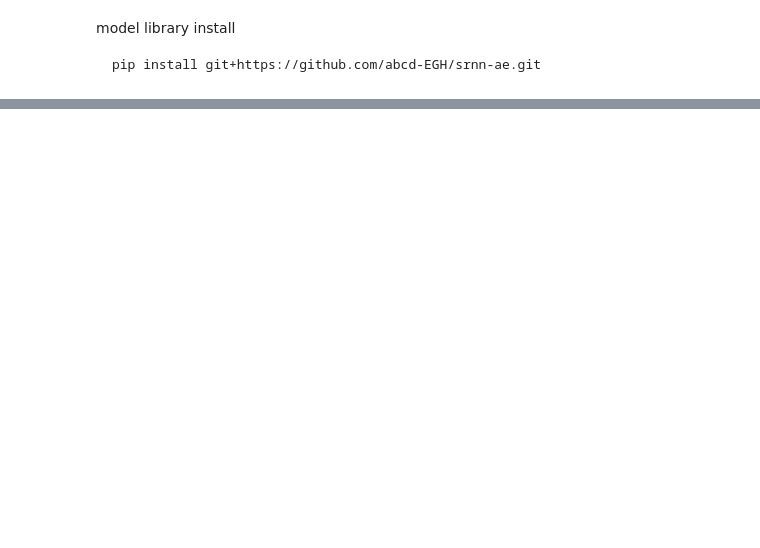
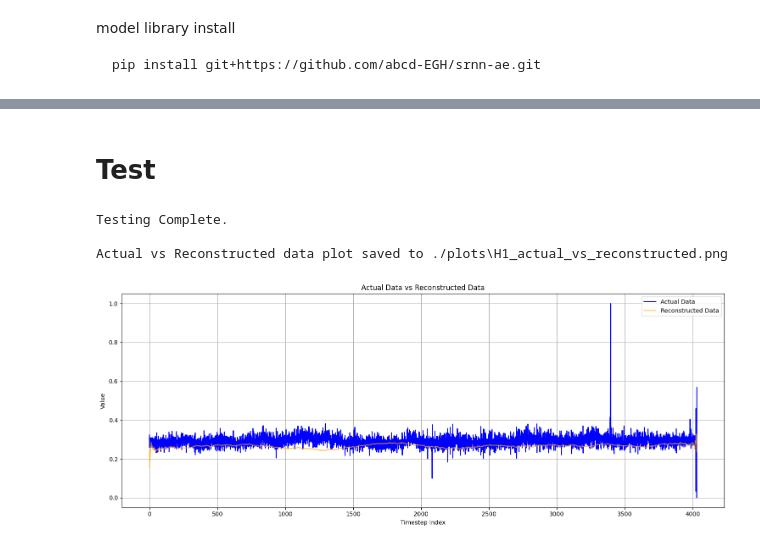
Before and after one commit to abcd-EGH/IEcapstone, a Jupyter notebook: H1_Dynamic_Threshold_without_GARCH.ipynb, the cells around one changed output, grey strips where cells are left out. Saved outputs shown, nothing was run; the diff lists cells and outputs as text; code cells hidden in the pictures; blank space fills up the shorter version.

```diff
--- a/H1_Dynamic_Threshold_without_GARCH.ipynb
+++ b/H1_Dynamic_Threshold_without_GARCH.ipynb
@@ -303 +407,47 @@ model = model.to(device)
+# %% [markdown]
+# Test
+# %%
+# 테스트 실행 (모든 데이터를 사용)
+# 원본 데이터의 전체 길이
+total_length = len(abnormal_data)
+test_errors, test_labels, reconstructed_data = test(
+    model=model,
+    dataloader=dataloader,
+    device=device,
+    total_length=total_length
+)
+
+print("Testing Complete.\n")
+
+# 실제 데이터
+actual_data = abnormal_data
+
+# 재구성 데이터
+predicted_data = reconstructed_data
+
+# 플롯
+plt.figure(figsize=(15, 6))
+plt.plot(actual_data, label='Actual Data', color='blue')
+plt.plot(predicted_data, label='Reconstructed Data', color='orange', alpha=0.7)
+plt.title('Actual Data vs Reconstructed Data')
+plt.xlabel('Timestep Index')
+plt.ylabel('Value')
+plt.legend()
+plt.grid(True)
+plt.tight_layout()
+
+# 그래프를 파일로 저장
+plot_dir = './plots'
+os.makedirs(plot_dir, exist_ok=True)
+plot_path = os.path.join(plot_dir, f'{h}_actual_vs_reconstructed.png')
+plt.savefig(plot_path)
+print(f"Actual vs Reconstructed data plot saved to {plot_path}")
+
+# 그래프 표시
+plt.show()
+# %% [output]
+Testing Complete.
+
+Actual vs Reconstructed data plot saved to ./plots\H1_actual_vs_reconstructed.png
+[figure, added]
 # %%
```
Also changed, not shown: parts of 17 cells of this notebook, 11 other files.
